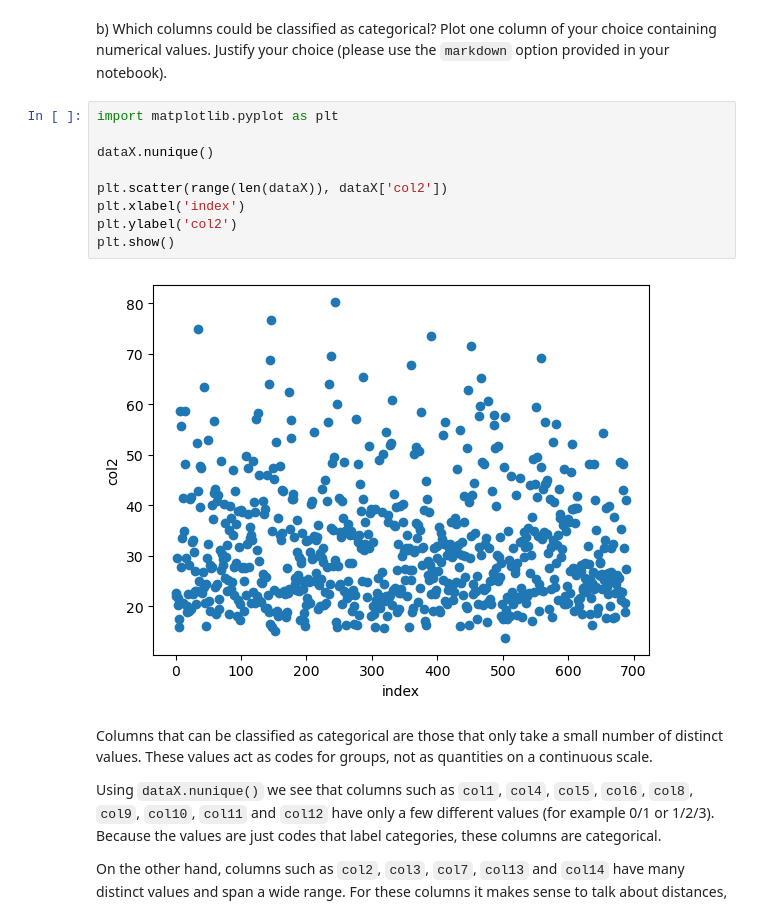
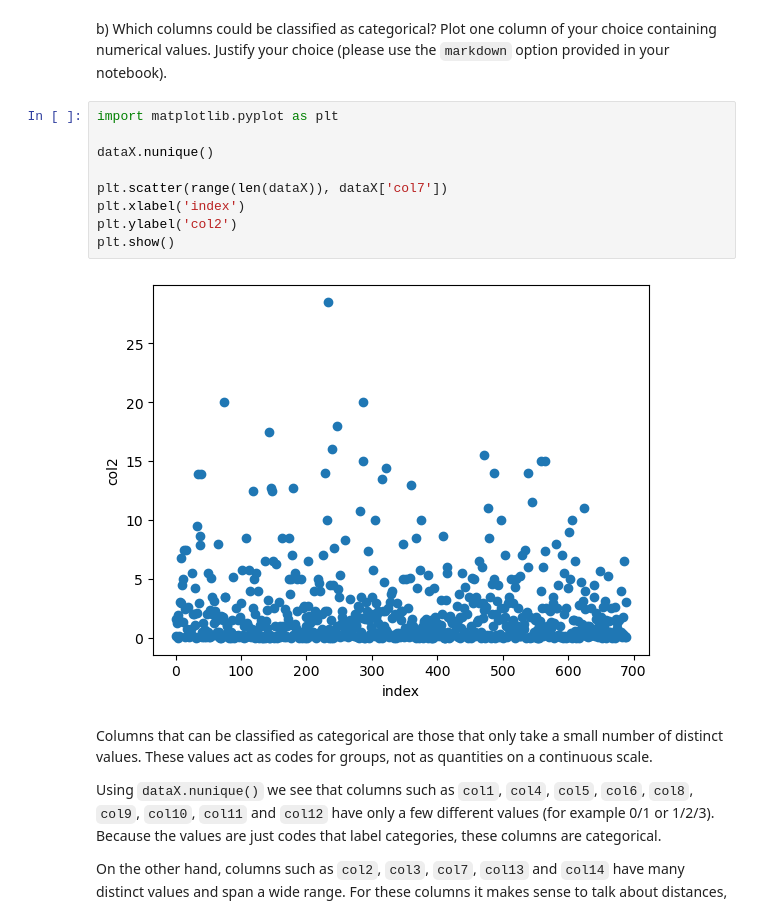
Before and after one commit to mmswflow-upb/ai-labs, a Jupyter notebook: Labs/Lab 8/SupervisedLearning.ipynb, the cells around one changed output. Saved outputs shown, nothing was run; the diff lists cells and outputs as text.

```diff
--- a/Labs/Lab 8/SupervisedLearning.ipynb
+++ b/Labs/Lab 8/SupervisedLearning.ipynb
@@ -114,14 +114,14 @@ b) Which columns could be classified as categorical? Plot one column of your cho
 # %%
 import matplotlib.pyplot as plt
 
 dataX.nunique()
 
-plt.scatter(range(len(dataX)), dataX['col2'])
+plt.scatter(range(len(dataX)), dataX['col7'])
 plt.xlabel('index')
 plt.ylabel('col2')
 plt.show()
 # %% [output]
-[figure, old version]
+[figure, new version]
 # %% [markdown]
 Columns that can be classified as categorical are those that only take a small number of distinct values. These values act as codes for groups, not as quantities on a continuous scale.
 
```
Also changed, not shown: parts of 7 cells of this notebook, 2 other files.
